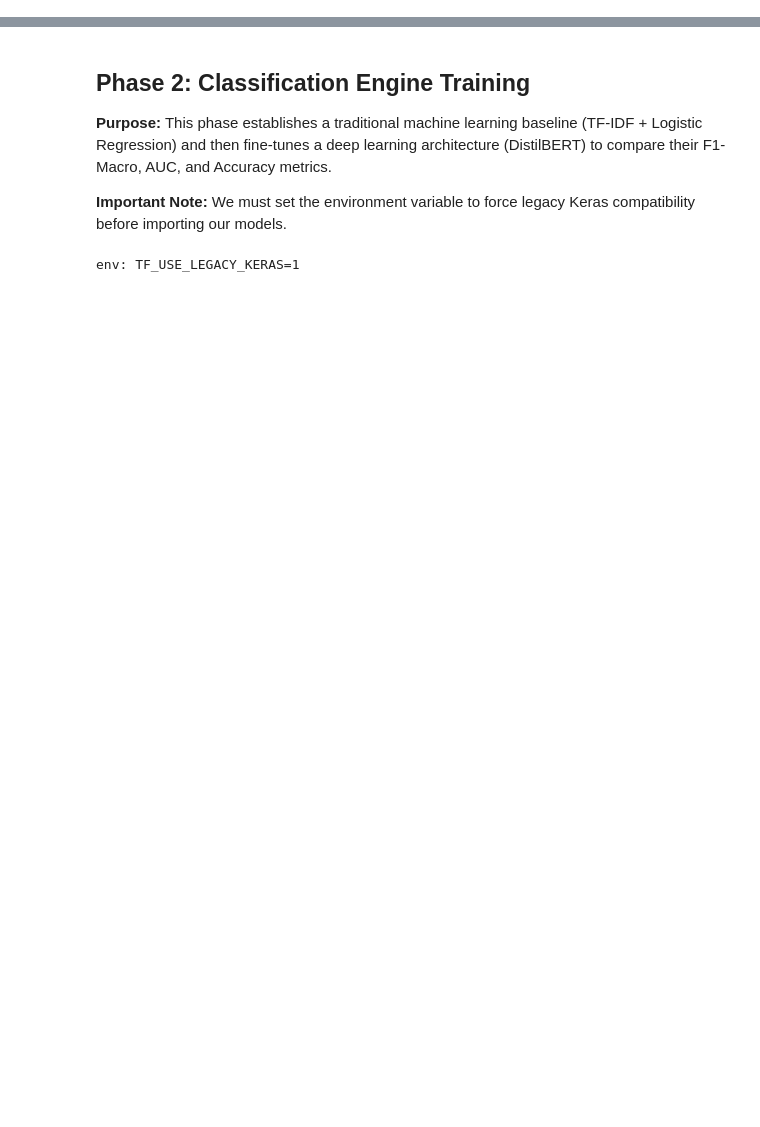
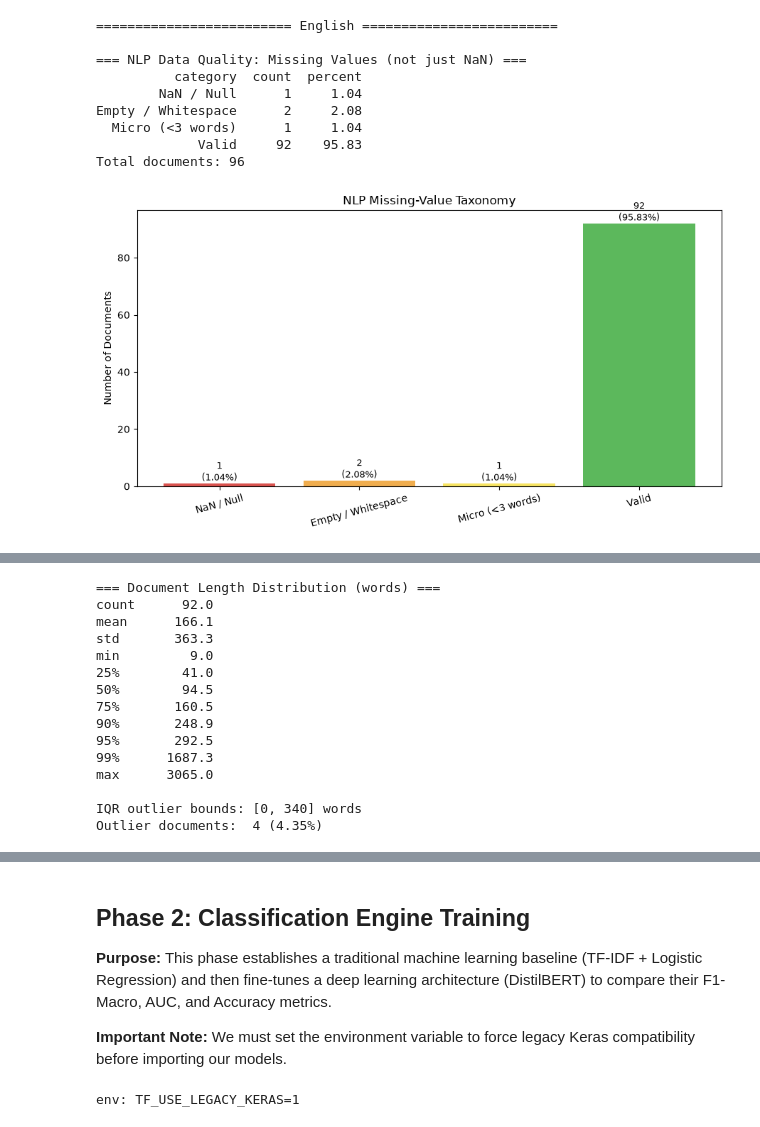
Before and after one commit to mahdikheirkhah/document-categorization, a Jupyter notebook: notebooks/EDA_and_Training.ipynb.ipynb, the cells around one changed output, grey strips where cells are left out. Drawn from its saved outputs; the diff is of its cells as text; code cells hidden in the pictures; blank space fills up the shorter version.

```diff
--- a/notebooks/EDA_and_Training.ipynb.ipynb
+++ b/notebooks/EDA_and_Training.ipynb.ipynb
@@ -166,0 +462,55 @@ Micro-Docs (< 3 words):       55
+# %%
+# --- Multi-language EDA: load the pre-built corpus and run the SAME EDA per language ---
+# Swedish/Finnish translations are generated OFFLINE (separate torch-only process,
+# to avoid the macOS TF+PyTorch OpenMP clash) by running, from the repo root:
+#     python -m utils.build_multilingual_dataset --sample-size 300
+# Here we simply LOAD the saved corpus -- no translation in this kernel.
+import os
+
+_CORPUS_PATH = "../data/processed_data/multilingual_corpus.csv"
+
+try:
+    if not os.path.exists(_CORPUS_PATH):
+        logger.warning(f"{_CORPUS_PATH} not found.")
+        print(
+            "Multi-language corpus not found. Build it first (from the repo root):\n"
+            "    python -m utils.build_multilingual_dataset --sample-size 300\n"
+            "then re-run this cell."
+        )
+    else:
+        multilingual_df = pd.read_csv(_CORPUS_PATH)
+        logger.info(
+            f"Loaded {len(multilingual_df)} docs: "
+            f"{multilingual_df['language'].value_counts().to_dict()}"
+        )
+
+        # The SAME EDA, per language.
+        for _code, _name in [("en", "English"), ("sv", "Swedish"), ("fi", "Finnish")]:
+            _frame = multilingual_df[multilingual_df["language"] == _code]
+            if _frame.empty:
+                continue
+            print(f"\n{'=' * 25} {_name} {'=' * 25}")
+            _a = TextExploratoryAnalyzer(_frame)
+            _a.analyze_missing_values(text_col="text")
+            _a.analyze_document_length_distribution(text_col="text")
+            _a.plot_class_distribution(target_col="label_text")
+
+        # Whole-corpus language breakdown.
+        TextExploratoryAnalyzer(multilingual_df).plot_language_distribution(lang_col="language")
+
+        # Compact cross-language comparison: median words per document.
+        _medians = {
+            lang: g["text"].astype(str).str.split().map(len).median()
+            for lang, g in multilingual_df.groupby("language")
+        }
+        plt.figure(figsize=(7, 5))
+        plt.bar(_medians.keys(), _medians.values(), color=["#4c72b0", "#dd8452", "#55a868"])
+        for _i, (_lang, _val) in enumerate(_medians.items()):
+            plt.text(_i, _val, f"{_val:.0f}", ha="center", va="bottom")
+        plt.title("Median Words per Document by Language (same documents)")
+        plt.ylabel("Median word count")
+        plt.tight_layout()
+        plt.show()
+except Exception as e:
+    logger.error(f"Multi-language EDA failed: {e}")
+# %% [output]
@@ -166,0 +520,10 @@ Micro-Docs (< 3 words):       55
+========================= English =========================
+
+=== NLP Data Quality: Missing Values (not just NaN) ===
+          category  count  percent
+        NaN / Null      1     1.04
+Empty / Whitespace      2     2.08
+  Micro (<3 words)      1     1.04
+             Valid     92    95.83
+Total documents: 96
+[figure, added]
@@ -166,0 +531,15 @@ Micro-Docs (< 3 words):       55
+=== Document Length Distribution (words) ===
+count      92.0
+mean      166.1
+std       363.3
+min         9.0
+25%        41.0
+50%        94.5
+75%       160.5
+90%       248.9
+95%       292.5
+99%      1687.3
+max      3065.0
+
+IQR outlier bounds: [0, 340] words
+Outlier documents:  4 (4.35%)
```
Also changed, not shown: parts of 10 cells of this notebook, 11 other files.
